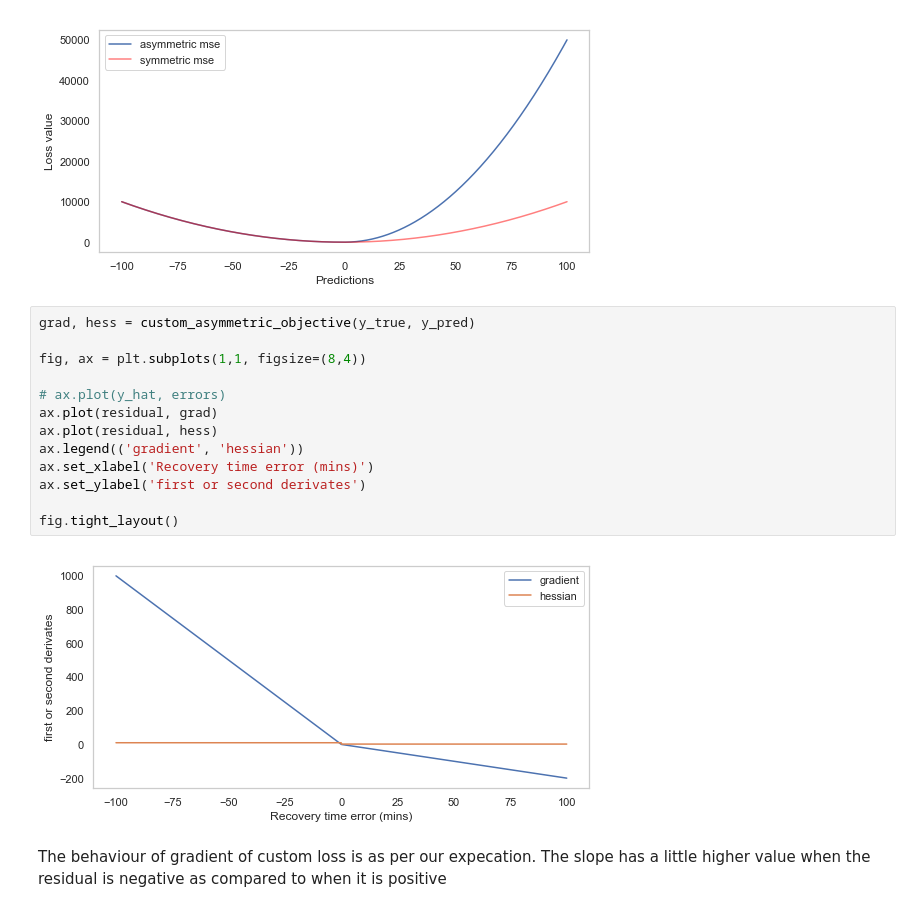
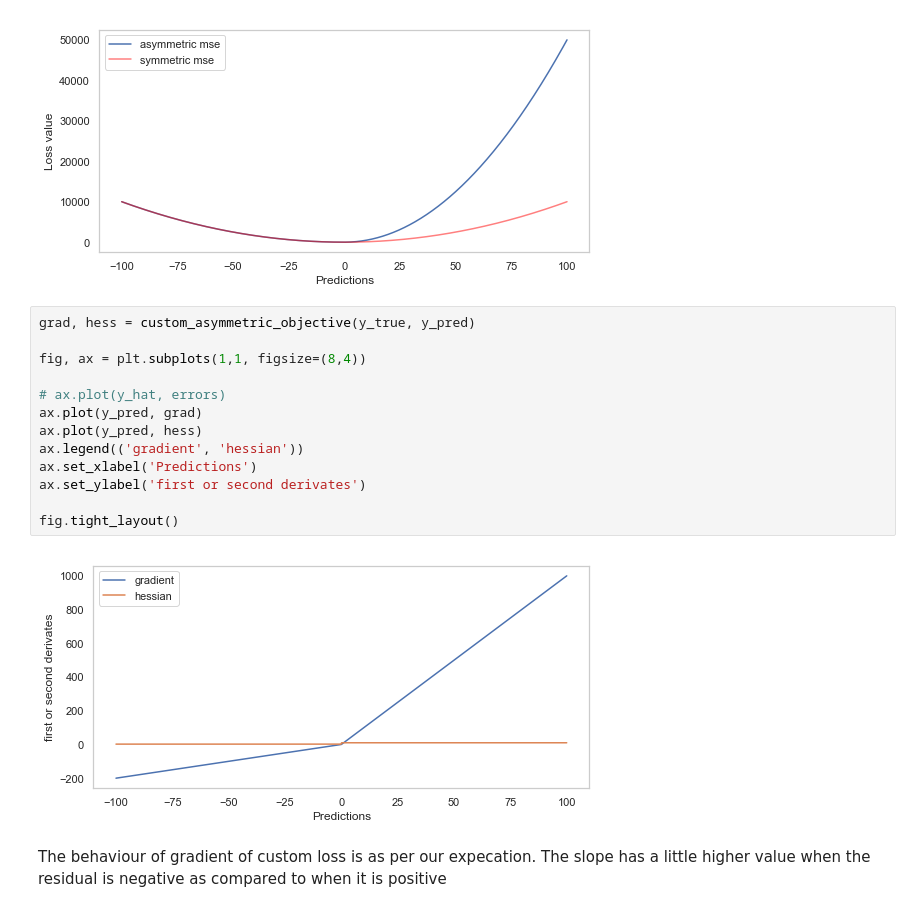
Before and after one commit to manifoldai/mf-eng-public, a Jupyter notebook: notebooks/custom_loss_lightgbm.ipynb, the cells around one changed output. Saved outputs shown, nothing was run; the diff lists cells and outputs as text.

```diff
--- a/notebooks/custom_loss_lightgbm.ipynb
+++ b/notebooks/custom_loss_lightgbm.ipynb
@@ -283,18 +283,18 @@ fig.tight_layout()
 # %%
 grad, hess = custom_asymmetric_objective(y_true, y_pred)
 
 fig, ax = plt.subplots(1,1, figsize=(8,4))
 
 # ax.plot(y_hat, errors)
-ax.plot(residual, grad)
-ax.plot(residual, hess)
+ax.plot(y_pred, grad)
+ax.plot(y_pred, hess)
 ax.legend(('gradient', 'hessian'))
-ax.set_xlabel('Recovery time error (mins)')
+ax.set_xlabel('Predictions')
 ax.set_ylabel('first or second derivates')
 
 fig.tight_layout()
 # %% [output]
-[figure, old version]
+[figure, new version]
 # %% [markdown]
 The behaviour of gradient of custom loss is as per our expecation. The slope has a little higher value when the residual is negative as compared to when it is positive
 # %% [markdown]
```
